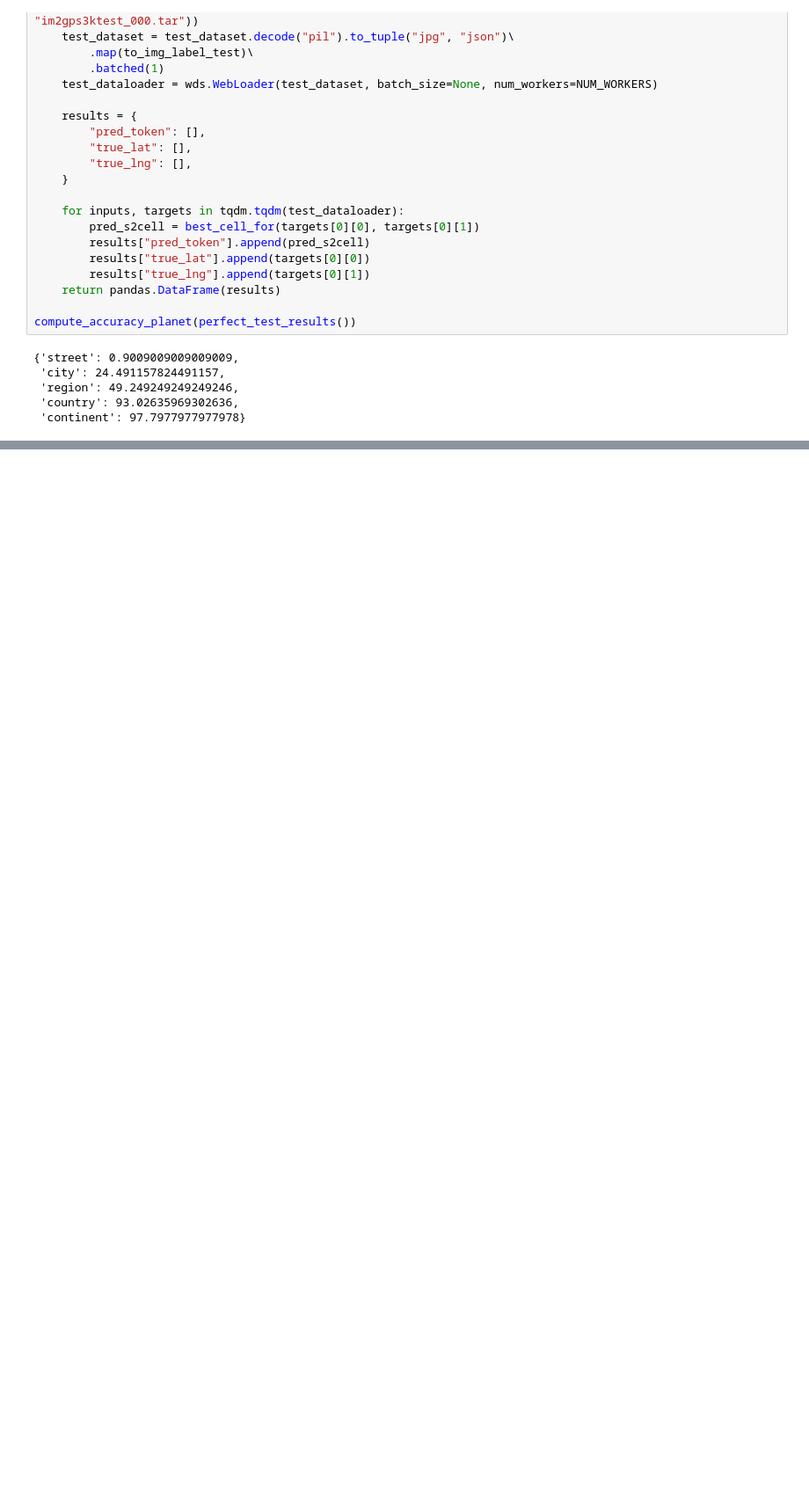
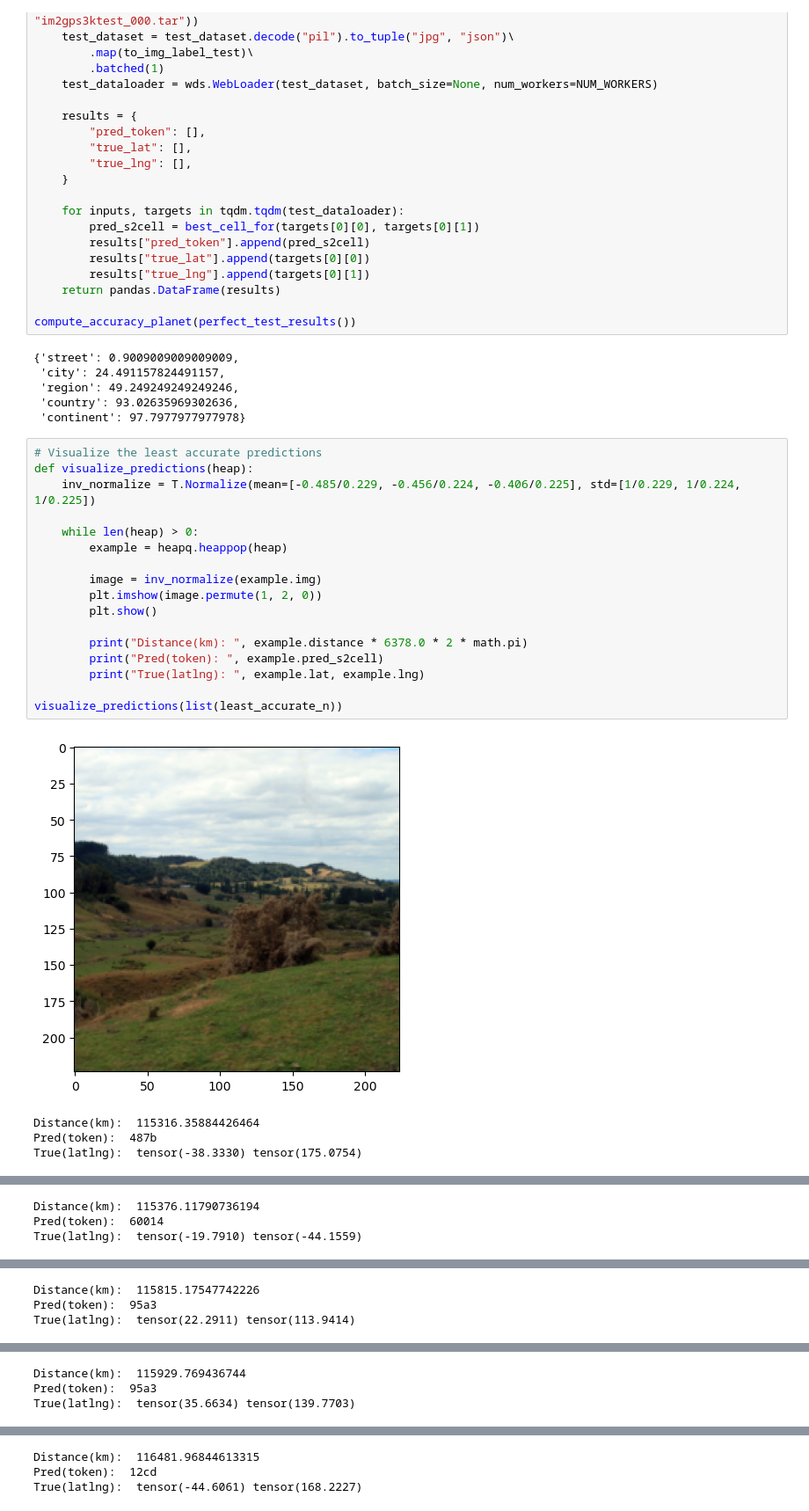
Before and after one commit to fyhuang/img2loc, a Jupyter notebook: s2cell_predict.ipynb, the cells around one changed output, grey strips where cells are left out. Shown at 88% size. Cells and saved outputs as stored; diff of their text form; blank space fills up the shorter version.

```diff
--- a/s2cell_predict.ipynb
+++ b/s2cell_predict.ipynb
@@ -420,3 +287,25 @@ compute_accuracy_planet(perfect_test_results())
  'region': 49.249249249249246,
  'country': 93.02635969302636,
  'continent': 97.7977977977978}
+# %%
+# Visualize the least accurate predictions
+def visualize_predictions(heap):
+    inv_normalize = T.Normalize(mean=[-0.485/0.229, -0.456/0.224, -0.406/0.225], std=[1/0.229, 1/0.224, 1/0.225])
+
+    while len(heap) > 0:
+        example = heapq.heappop(heap)
+
+        image = inv_normalize(example.img)
+        plt.imshow(image.permute(1, 2, 0))
+        plt.show()
+
+        print("Distance(km): ", example.distance * 6378.0 * 2 * math.pi)
+        print("Pred(token): ", example.pred_s2cell)
+        print("True(latlng): ", example.lat, example.lng)
+
+visualize_predictions(list(least_accurate_n))
+# %% [output]
+[figure, added]
+Distance(km):  115316.35884426464
+Pred(token):  487b
+True(latlng):  tensor(-38.3330) tensor(175.0754)
@@ -422,0 +313,3 @@ compute_accuracy_planet(perfect_test_results())
+Distance(km):  115376.11790736194
+Pred(token):  60014
+True(latlng):  tensor(-19.7910) tensor(-44.1559)
@@ -422,0 +317,3 @@ compute_accuracy_planet(perfect_test_results())
+Distance(km):  115815.17547742226
+Pred(token):  95a3
+True(latlng):  tensor(22.2911) tensor(113.9414)
@@ -422,0 +321,3 @@ compute_accuracy_planet(perfect_test_results())
+Distance(km):  115929.769436744
+Pred(token):  95a3
+True(latlng):  tensor(35.6634) tensor(139.7703)
@@ -422,0 +325,3 @@ compute_accuracy_planet(perfect_test_results())
+Distance(km):  116481.96844613315
+Pred(token):  12cd
+True(latlng):  tensor(-44.6061) tensor(168.2227)
```
Also changed, not shown: parts of 17 cells of this notebook, 7 other files.
